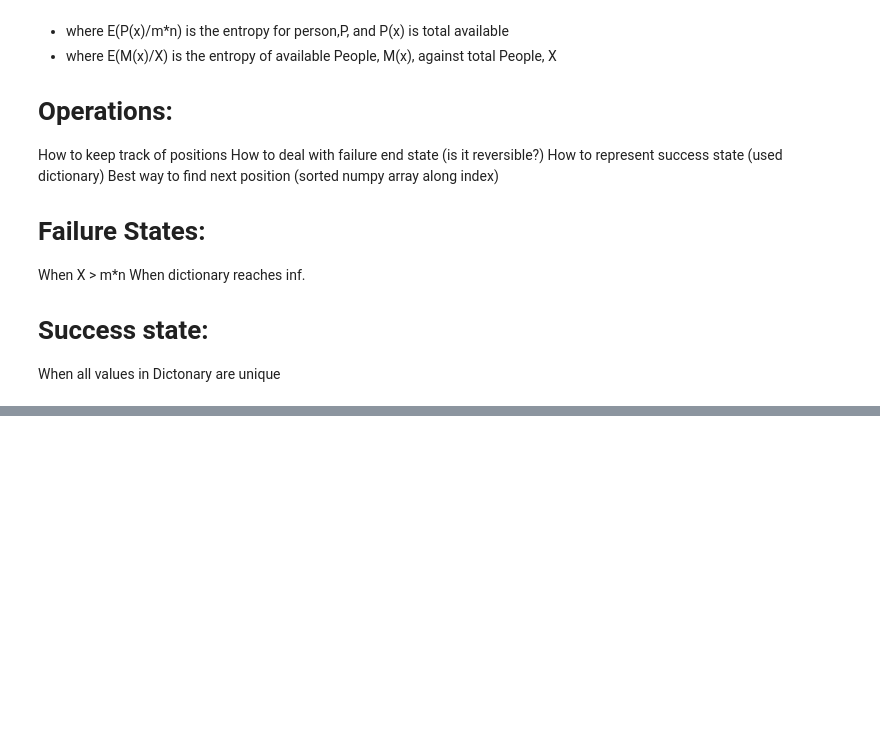
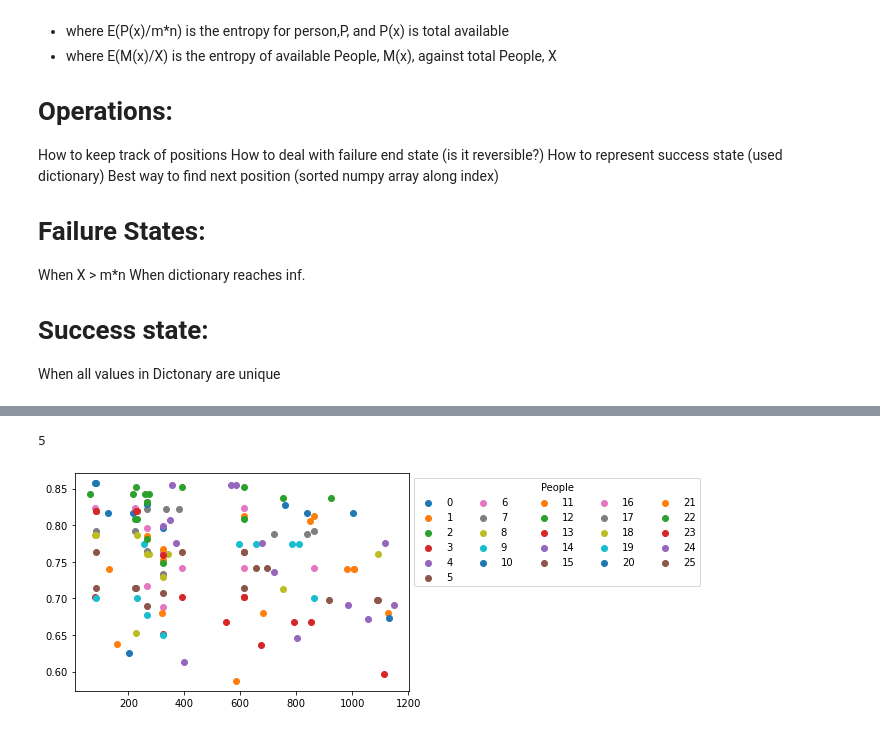
Before and after one commit to JBurtn/GeneralPractice, a Jupyter notebook: Pandas/PandasPractice.ipynb, the cells around one changed output, grey strips where cells are left out. Cells and saved outputs as stored; diff of their text form; code cells hidden in the pictures; blank space fills up the shorter version.

Commit message:
Add files via upload
Added different variant of getBestspots
Added mutual information
cleaned up and added comments
changed and cleaned graphs

```diff
--- a/Pandas/PandasPractice.ipynb
+++ b/Pandas/PandasPractice.ipynb
@@ -451,0 +528,13 @@ getBestSpot(people, schedule)
+# %%
+output = ""
+summ = 0
+for count, spot in enumerate(best2):
+    output += str(spot) + ": " + str(best2[spot]) + ", Entropy: {:4}".format(Entropy2[count,best[spot]]) + "\t\t"
+    summ +=  Entropy2[count,best[spot]]
+    if (count+1) % 2 == 0:
+        print(output)
+        output = ""
+
+if output != "":
+    print(output)
+print("Total Capacity: ", summ)
@@ -451,0 +556,25 @@ getBestSpot(people, schedule)
+# %%
+print(max(idxCts.values()))
+#print(idxes[:, :max(idxCts.values())])
+series = idxes[:, :max(idxCts.values())]
+dataSet = []
+for count, row in enumerate(series):
+    vals = []
+    for val in row:
+        vals.append(Entropy[count, val])
+
+    dataSet.append(vals)
+# %% [output]
+5
+# %%
+fig, ax = plt.subplots()
+
+for count, (data, idx) in enumerate(zip(dataSet, series)):
+    ax.scatter(idx, data, label = count)
+EntVals = []
+for k,v in best.items():
+    EntVals.append(Entropy[k,v])
+ax.legend(title = "People", loc = "upper left", bbox_to_anchor = (1, 1), ncol = math.floor(math.sqrt(disp.shape[0])), fancybox = True)
+plt.show()
+# %% [output]
+[figure, added]
```
Also changed, not shown: parts of 17 cells of this notebook.
